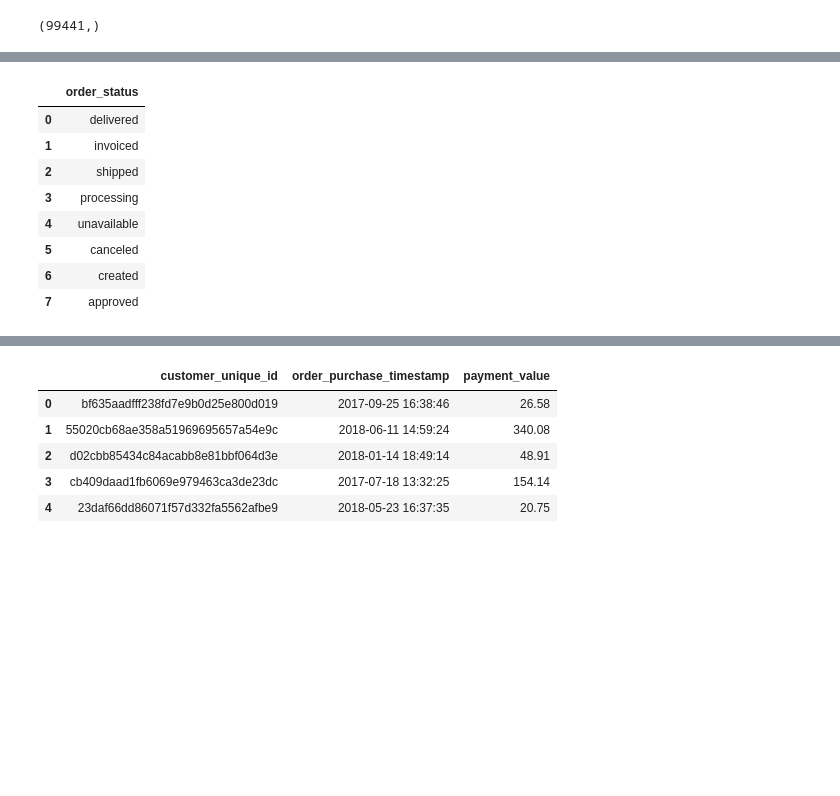
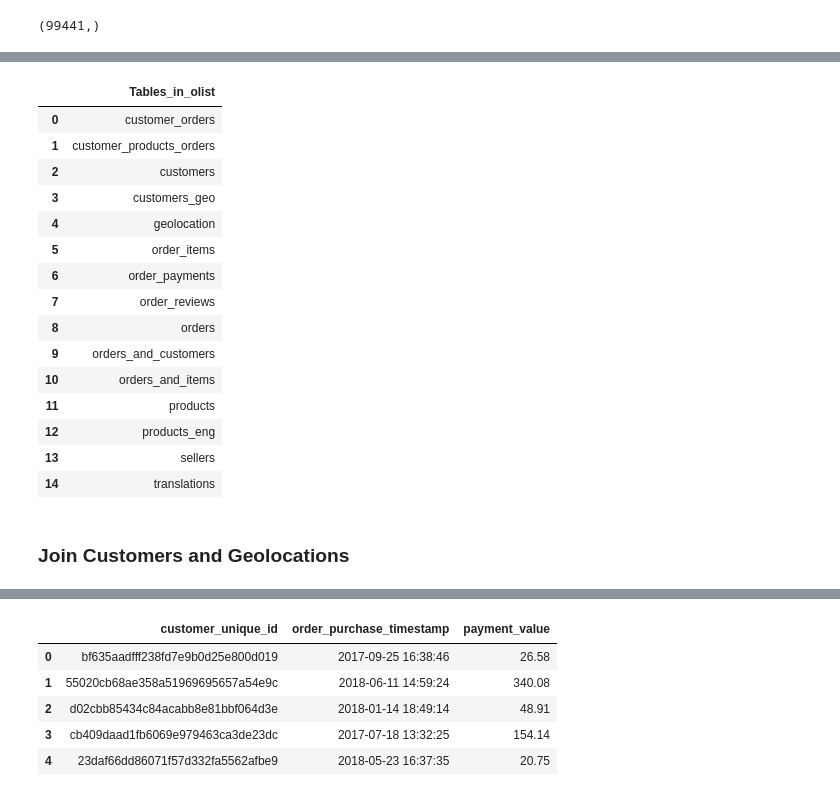
Before and after one commit to dapopov-st/olist-marketing, a Jupyter notebook: 01_intro.ipynb, the cells around one changed output, grey strips where cells are left out. Cells and saved outputs as stored; diff of their text form; code cells hidden in the pictures; blank space fills up the shorter version.

```diff
--- a/01_intro.ipynb
+++ b/01_intro.ipynb
@@ -15 +12,4 @@ import os
+# %%
+pd.set_option('display.max_rows',200)
+pd.set_option('display.max_rows',200)
 # %%
@@ -43,8 +20,9 @@ except Error as e:
+# %%
+PASSWORD=os.environ.get("MYSQL_PWD")
+USER=os.environ.get("MYSQL_USER")
 # %%
-import mysql.connector
-
 config = {
-  'user': 'root',
+  'user': USER,
   'password': PASSWORD,
   'host': '127.0.0.1',
   'database': 'olist',
@@ -195,17 +184,23 @@ None
 # %%
 pd.read_sql(
   """
-        Select DISTINCT order_status
-        from olist_orders_dataset
+        SHOW TABLES;
 
   """, db_conn)
 # %% [output]
-|  | order_status |
-| 0 | delivered |
-| 1 | invoiced |
-| 2 | shipped |
-| 3 | processing |
-| 4 | unavailable |
-| 5 | canceled |
-| 6 | created |
-| 7 | approved |
+|  | Tables_in_olist |
+| 0 | customer_orders |
+| 1 | customer_products_orders |
+| 2 | customers |
+| 3 | customers_geo |
+| 4 | geolocation |
+| 5 | order_items |
+| 6 | order_payments |
+| 7 | order_reviews |
+| 8 | orders |
+| 9 | orders_and_customers |
+| 10 | orders_and_items |
+| 11 | products |
+| 12 | products_eng |
+| 13 | sellers |
+| 14 | translations |
@@ -228,0 +207,2 @@ df = pd.DataFrame(SQL_Query)
+# %% [markdown]
+### Join Customers and Geolocations
```
Also changed, not shown: parts of 82 cells of this notebook, 6 other files.
